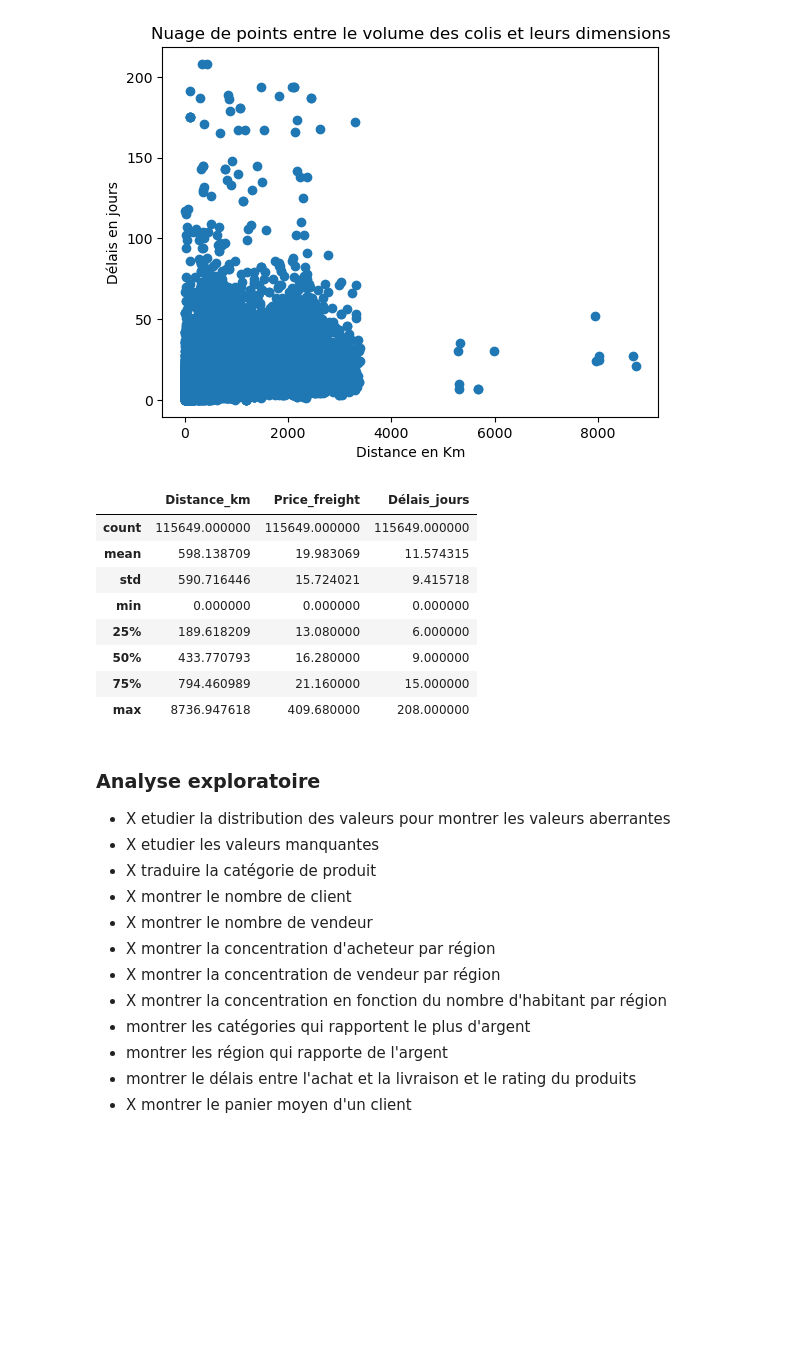
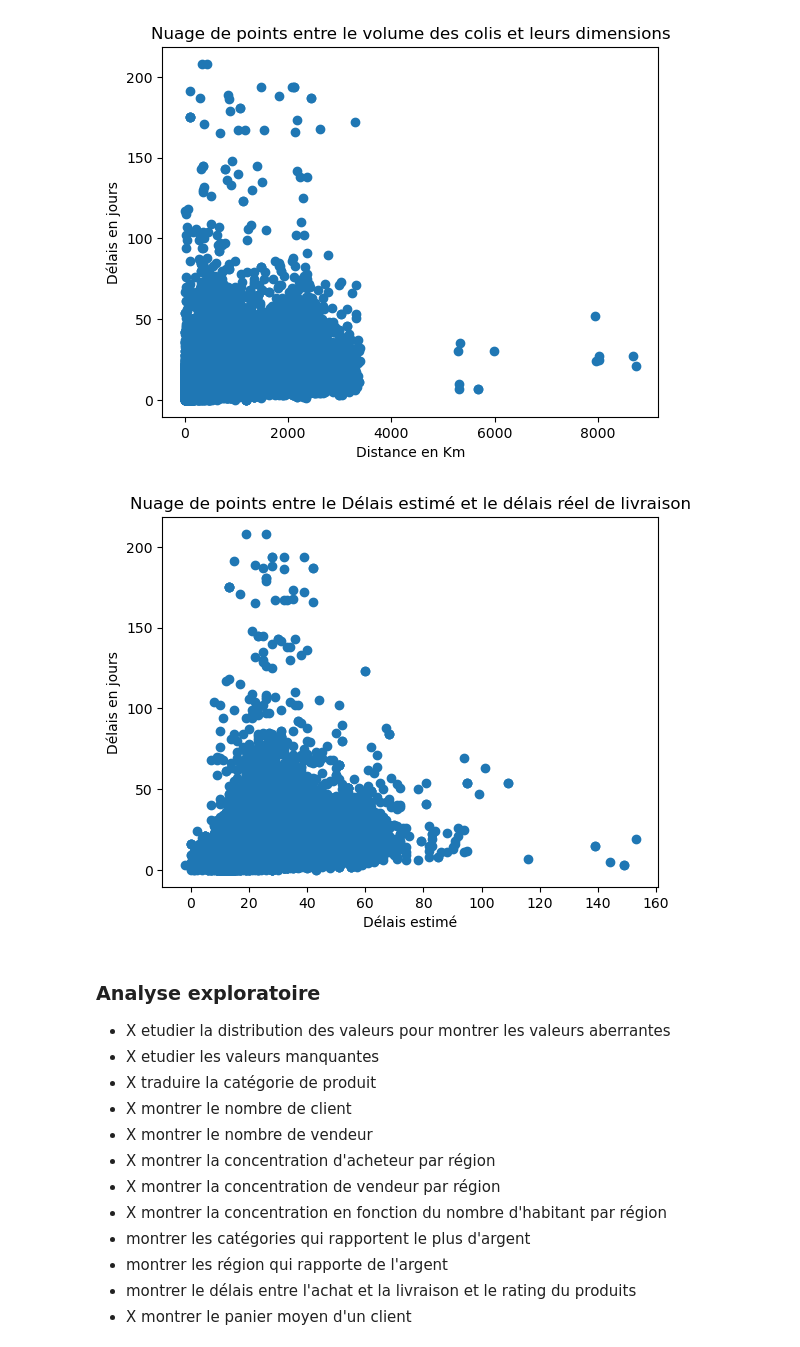
Before and after one commit to HaDock404/CustomerSegmentation, a Jupyter notebook: notebook.ipynb, the cells around one changed output. Drawn from its saved outputs; the diff is of its cells as text; code cells hidden in the pictures; blank space fills up the shorter version.

```diff
--- a/notebook.ipynb
+++ b/notebook.ipynb
@@ -766,18 +768,17 @@ plt.title('Nuage de points entre le volume des colis et leurs dimensions')
 plt.show()
 # %% [output]
 [figure]
-# %%
-df_distance.describe()
-# %% [output]
-|  | Distance_km | Price_freight | Délais_jours |
-| count | 115649.000000 | 115649.000000 | 115649.000000 |
-| mean | 598.138709 | 19.983069 | 11.574315 |
-| std | 590.716446 | 15.724021 | 9.415718 |
-| min | 0.000000 | 0.000000 | 0.000000 |
-| 25% | 189.618209 | 13.080000 | 6.000000 |
-| 50% | 433.770793 | 16.280000 | 9.000000 |
-| 75% | 794.460989 | 21.160000 | 15.000000 |
-| max | 8736.947618 | 409.680000 | 208.000000 |
+# %%
+df_distance = df_distance[df_distance['Délais_jours'] >= 0]
+plt.scatter(df_distance['Délais_estimé'], df_distance['Délais_jours'])
+
+plt.xlabel('Délais estimé')
+plt.ylabel('Délais en jours')
+plt.title('Nuage de points entre le Délais estimé et le délais réel de livraison')
+
+plt.show()
+# %% [output]
+[figure, added]
 # %% [markdown]
 ### Analyse exploratoire
  - X etudier la distribution des valeurs pour montrer les valeurs aberrantes
```
Also changed, not shown: parts of 9 cells of this notebook.
